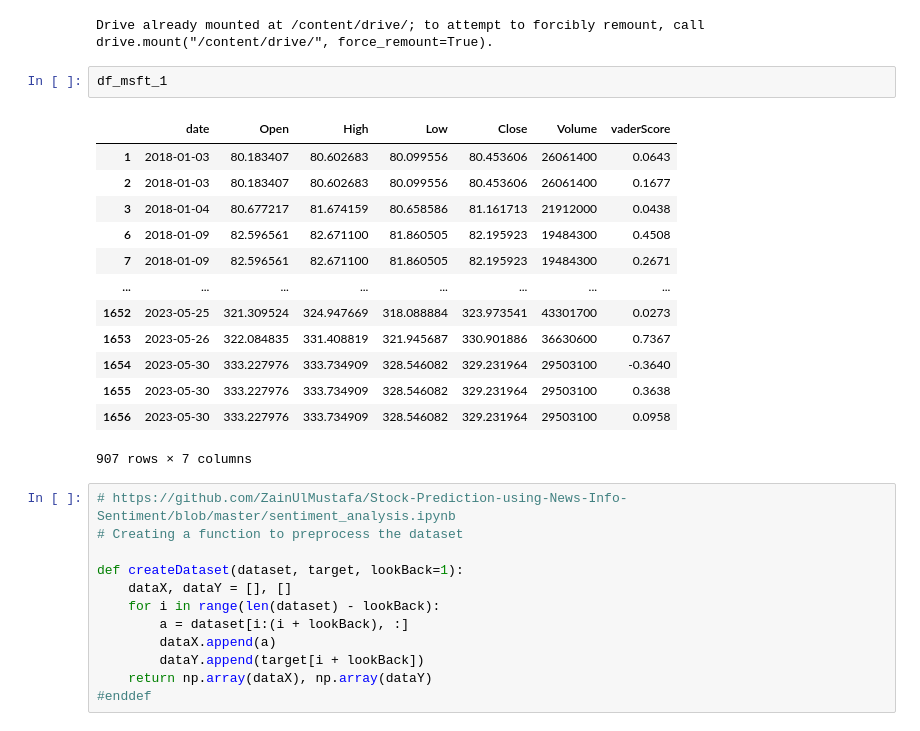
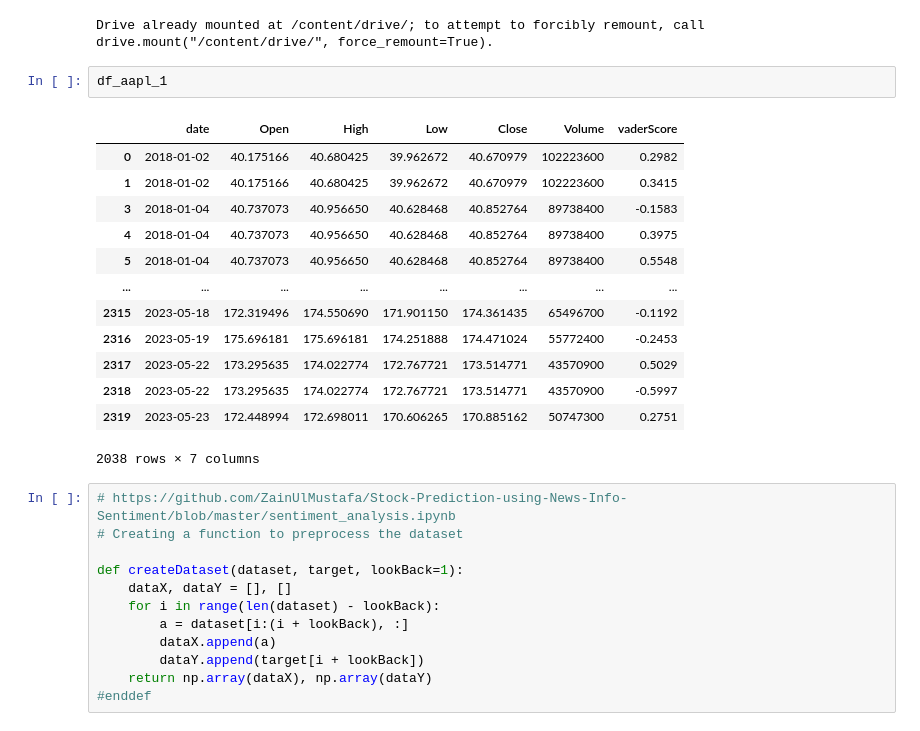
Before and after one commit to fedor44/paper13_lstm_2, a Jupyter notebook: Untitled75.ipynb, the cells around one changed output. Cells and saved outputs as stored; diff of their text form.

```diff
--- a/Untitled75.ipynb
+++ b/Untitled75.ipynb
@@ -49,22 +49,22 @@ df_avgo_2 = df_avgo_2.dropna()
 df_avgo_3 = df_avgo_3.dropna()
 # %% [output]
 Drive already mounted at /content/drive/; to attempt to forcibly remount, call drive.mount("/content/drive/", force_remount=True).
-# %%
-df_msft_1
-# %% [output]
-|  | date | Open | High | Low | Close | Volume | vaderScore |
-| 1 | 2018-01-03 | 80.183407 | 80.602683 | 80.099556 | 80.453606 | 26061400 | 0.0643 |
-| 2 | 2018-01-03 | 80.183407 | 80.602683 | 80.099556 | 80.453606 | 26061400 | 0.1677 |
-| 3 | 2018-01-04 | 80.677217 | 81.674159 | 80.658586 | 81.161713 | 21912000 | 0.0438 |
-| 6 | 2018-01-09 | 82.596561 | 82.671100 | 81.860505 | 82.195923 | 19484300 | 0.4508 |
-| 7 | 2018-01-09 | 82.596561 | 82.671100 | 81.860505 | 82.195923 | 19484300 | 0.2671 |
-| ... | ... | ... | ... | ... | ... | ... | ... |
-| 1652 | 2023-05-25 | 321.309524 | 324.947669 | 318.088884 | 323.973541 | 43301700 | 0.0273 |
-| 1653 | 2023-05-26 | 322.084835 | 331.408819 | 321.945687 | 330.901886 | 36630600 | 0.7367 |
-| 1654 | 2023-05-30 | 333.227976 | 333.734909 | 328.546082 | 329.231964 | 29503100 | -0.3640 |
-| 1655 | 2023-05-30 | 333.227976 | 333.734909 | 328.546082 | 329.231964 | 29503100 | 0.3638 |
-| 1656 | 2023-05-30 | 333.227976 | 333.734909 | 328.546082 | 329.231964 | 29503100 | 0.0958 |
-907 rows × 7 columns
+# %%
+df_aapl_1
+# %% [output]
+|  | date | Open | High | Low | Close | Volume | vaderScore |
+| 0 | 2018-01-02 | 40.175166 | 40.680425 | 39.962672 | 40.670979 | 102223600 | 0.2982 |
+| 1 | 2018-01-02 | 40.175166 | 40.680425 | 39.962672 | 40.670979 | 102223600 | 0.3415 |
+| 3 | 2018-01-04 | 40.737073 | 40.956650 | 40.628468 | 40.852764 | 89738400 | -0.1583 |
+| 4 | 2018-01-04 | 40.737073 | 40.956650 | 40.628468 | 40.852764 | 89738400 | 0.3975 |
+| 5 | 2018-01-04 | 40.737073 | 40.956650 | 40.628468 | 40.852764 | 89738400 | 0.5548 |
+| ... | ... | ... | ... | ... | ... | ... | ... |
+| 2315 | 2023-05-18 | 172.319496 | 174.550690 | 171.901150 | 174.361435 | 65496700 | -0.1192 |
+| 2316 | 2023-05-19 | 175.696181 | 175.696181 | 174.251888 | 174.471024 | 55772400 | -0.2453 |
+| 2317 | 2023-05-22 | 173.295635 | 174.022774 | 172.767721 | 173.514771 | 43570900 | 0.5029 |
+| 2318 | 2023-05-22 | 173.295635 | 174.022774 | 172.767721 | 173.514771 | 43570900 | -0.5997 |
+| 2319 | 2023-05-23 | 172.448994 | 172.698011 | 170.606265 | 170.885162 | 50747300 | 0.2751 |
+2038 rows × 7 columns
 # %%
 # https://github.com/ZainUlMustafa/Stock-Prediction-using-News-Info-Sentiment/blob/master/sentiment_analysis.ipynb
 # Creating a function to preprocess the dataset
```
Also changed, not shown: parts of 6 cells of this notebook.
